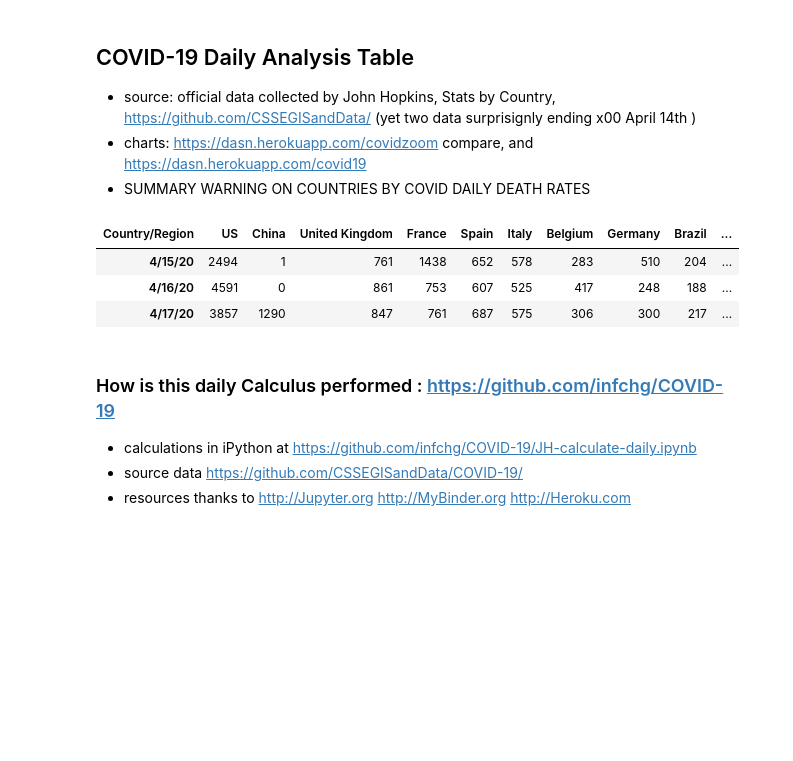
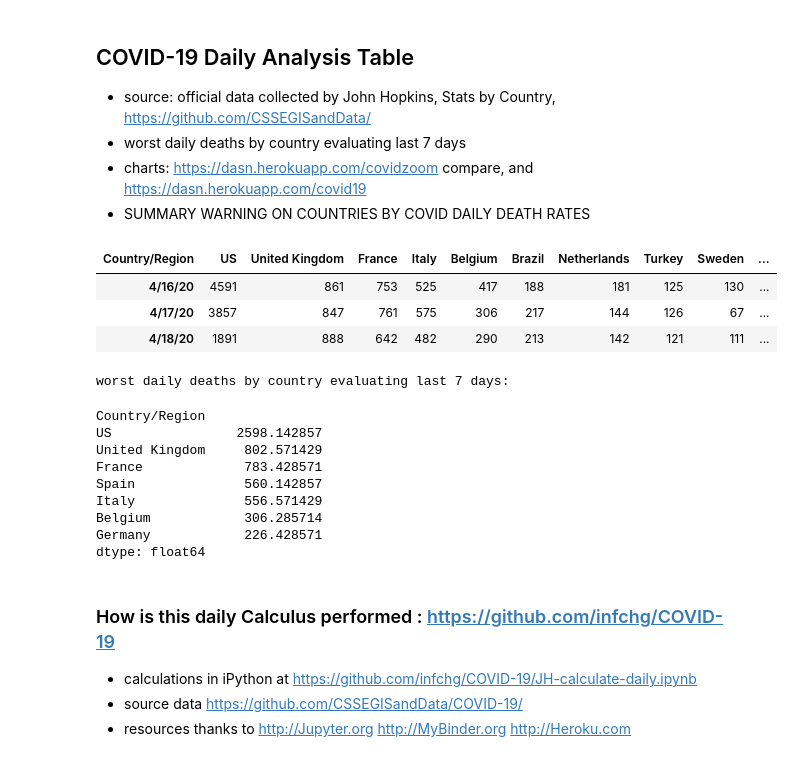
Before and after one commit to infchg/COVID-19, a Jupyter notebook: JH-calculate-daily.ipynb, the cells around one changed output. Cells and saved outputs as stored; diff of their text form; code cells hidden in the pictures; blank space fills up the shorter version.

```diff
--- a/JH-calculate-daily.ipynb
+++ b/JH-calculate-daily.ipynb
@@ -1,18 +1,31 @@
 # %% [markdown]
 ## COVID-19 Daily Analysis Table
-  - source:  official data collected by John Hopkins, Stats by Country,  https://github.com/CSSEGISandData/ (yet two data surprisignly ending x00 April 14th )
+  - source:  official data collected by John Hopkins, Stats by Country,  https://github.com/CSSEGISandData/
+  - worst daily deaths by country evaluating last 7 days
   - charts:  https://dasn.herokuapp.com/covidzoom compare, and https://dasn.herokuapp.com/covid19
   - SUMMARY WARNING ON COUNTRIES BY COVID DAILY DEATH RATES
 # %%
 try:  ## This table sumarizes the daily deaths by country (calculations below)   %store df9
     display(df9.transpose().tail(3) )
+    print("worst daily deaths by country evaluating last 7 days:")
+    display(df9.transpose().tail(8).head(7).mean(axis=0).sort_values(ascending=False).head(7) )
 except NameError:
     print("Click Run on this cell only after the RUN ALL completes all calculations")
 # %% [output]
-| Country/Region | US | China | United Kingdom | France | Spain | Italy | Belgium | Germany | Brazil | ... |
-| 4/15/20 | 2494 | 1 | 761 | 1438 | 652 | 578 | 283 | 510 | 204 | ... |
-| 4/16/20 | 4591 | 0 | 861 | 753 | 607 | 525 | 417 | 248 | 188 | ... |
-| 4/17/20 | 3857 | 1290 | 847 | 761 | 687 | 575 | 306 | 300 | 217 | ... |
+| Country/Region | US | United Kingdom | France | Italy | Belgium | Brazil | Netherlands | Turkey | Sweden | ... |
+| 4/16/20 | 4591 | 861 | 753 | 525 | 417 | 188 | 181 | 125 | 130 | ... |
+| 4/17/20 | 3857 | 847 | 761 | 575 | 306 | 217 | 144 | 126 | 67 | ... |
+| 4/18/20 | 1891 | 888 | 642 | 482 | 290 | 213 | 142 | 121 | 111 | ... |
+worst daily deaths by country evaluating last 7 days:
+Country/Region
+US                2598.142857
+United Kingdom     802.571429
+France             783.428571
+Spain              560.142857
+Italy              556.571429
+Belgium            306.285714
+Germany            226.428571
+dtype: float64
 # %% [markdown]
 ### How is this daily Calculus performed :   https://github.com/infchg/COVID-19
   - calculations in iPython at  https://github.com/infchg/COVID-19/JH-calculate-daily.ipynb
```
Also changed, not shown: parts of 11 cells of this notebook.
